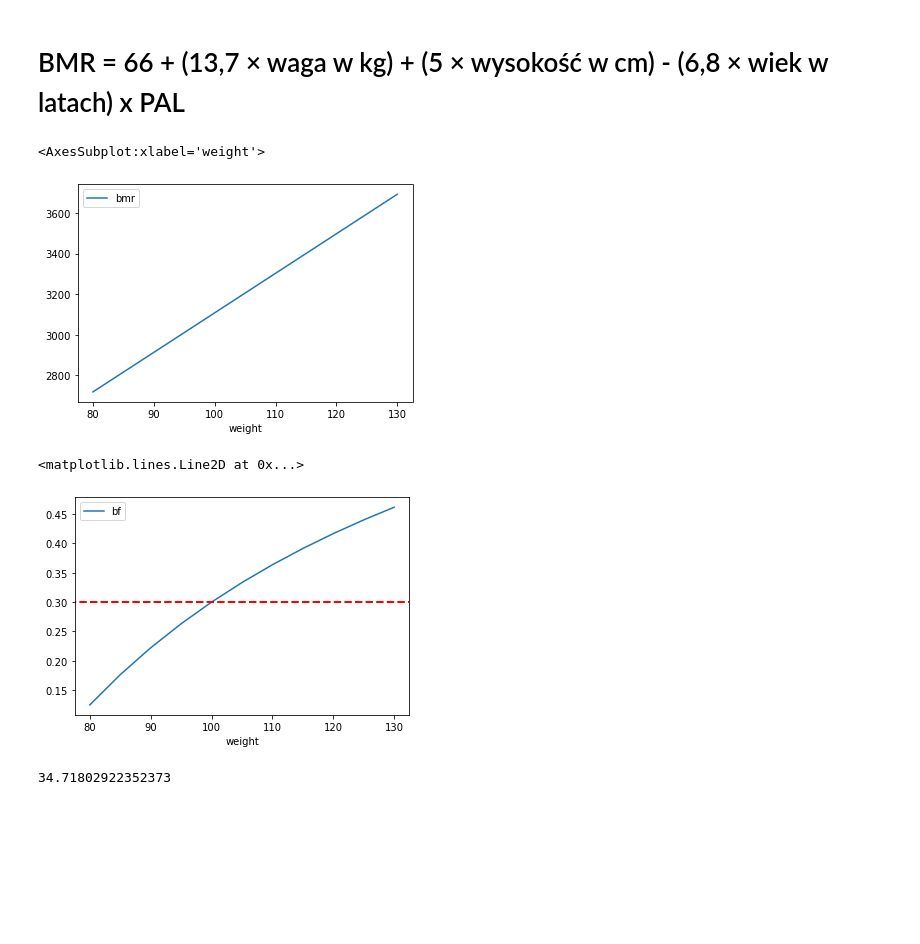
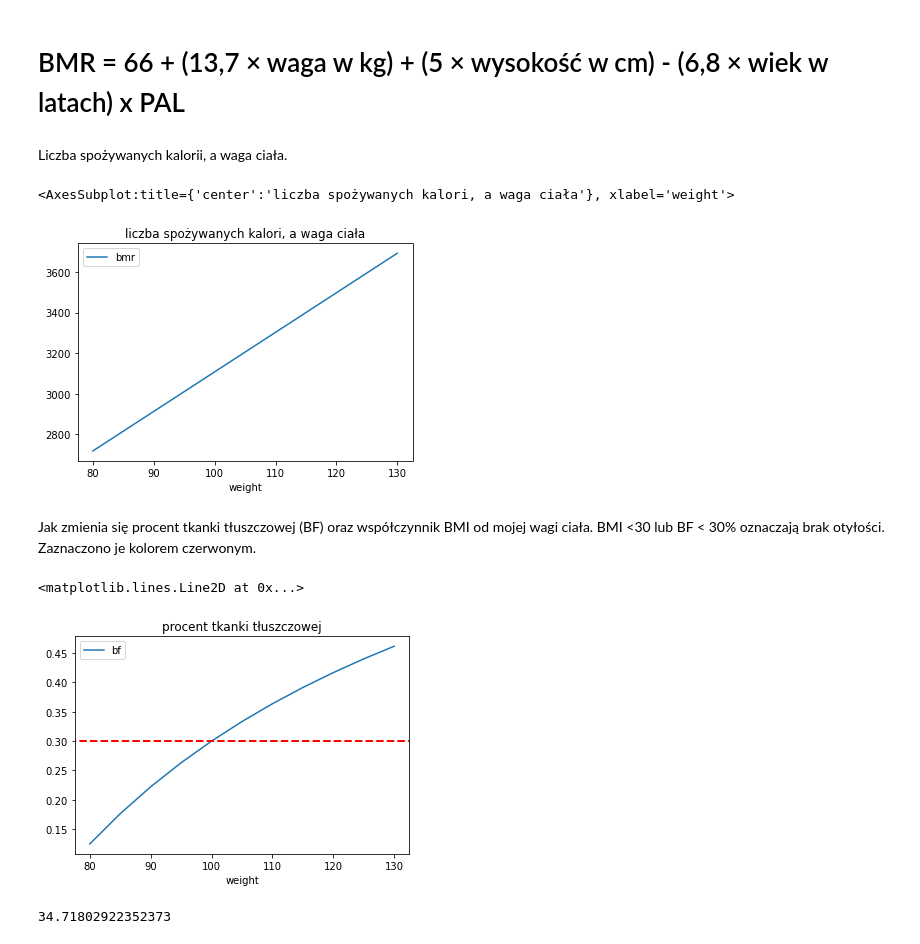
Before and after one commit to cengishan/everything, a Jupyter notebook: my-weight.ipynb, the cells around one changed output. Saved outputs shown, nothing was run; the diff lists cells and outputs as text; code cells hidden in the pictures; blank space fills up the shorter version.

```diff
--- a/my-weight.ipynb
+++ b/my-weight.ipynb
@@ -20,6 +22,8 @@ plot.axhline(y=108, xmin=-1, xmax=1, color='r', linestyle='--', lw=2)
 [figure]
 # %% [markdown]
 # BMR = 66 + (13,7 × waga w kg) + (5 × wysokość w cm) - (6,8 × wiek w latach) x PAL
+# %% [markdown]
+Liczba spożywanych kalorii, a waga ciała.
 # %%
 x = 115
 y= (66 + (13 * x) + (5 * 182) - (6.8 * 30))*1.5
@@ -37,7 +41,7 @@ df={"weight": x,
 
 df = pd.DataFrame(df)
 # %%
-df.plot(x="weight",y="bmr")
+df.plot(x="weight",y="bmr", title="liczba spożywanych kalori, a waga ciała")
 # %% [output]
-<AxesSubplot:xlabel='weight'>
+<AxesSubplot:title={'center':'liczba spożywanych kalori, a waga ciała'}, xlabel='weight'>
-[figure, old version]
+[figure, new version]
@@ -46,3 +48,5 @@ df.plot(x="weight",y="bmr")
+# %% [markdown]
+Jak zmienia się procent tkanki tłuszczowej (BF) oraz współczynnik BMI od mojej wagi ciała. BMI <30 lub BF < 30% oznaczają brak otyłości. Zaznaczono je kolorem czerwonym.
 # %%
 x = 115
 y= 70 / (70 + 45)
@@ -60,11 +64,11 @@ df={"weight": x,
 
 df = pd.DataFrame(df)
 # %%
-plot=df.plot(x="weight",y="bf")
+plot=df.plot(x="weight",y="bf", title="procent tkanki tłuszczowej")
 plot.axhline(y=0.30, xmin=-1, xmax=1, color='r', linestyle='--', lw=2)
 # %% [output]
 <matplotlib.lines.Line2D at 0x...>
-[figure, old version]
+[figure, new version]
 # %%
 bmi = 115/(1.82**2)
 # %%
```
Also changed, not shown: parts of 4 cells of this notebook.
